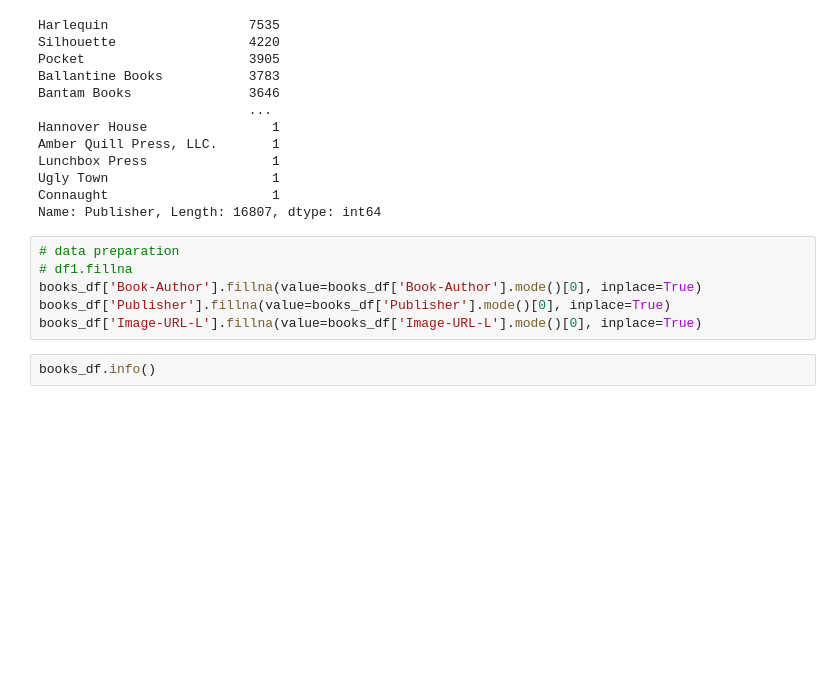
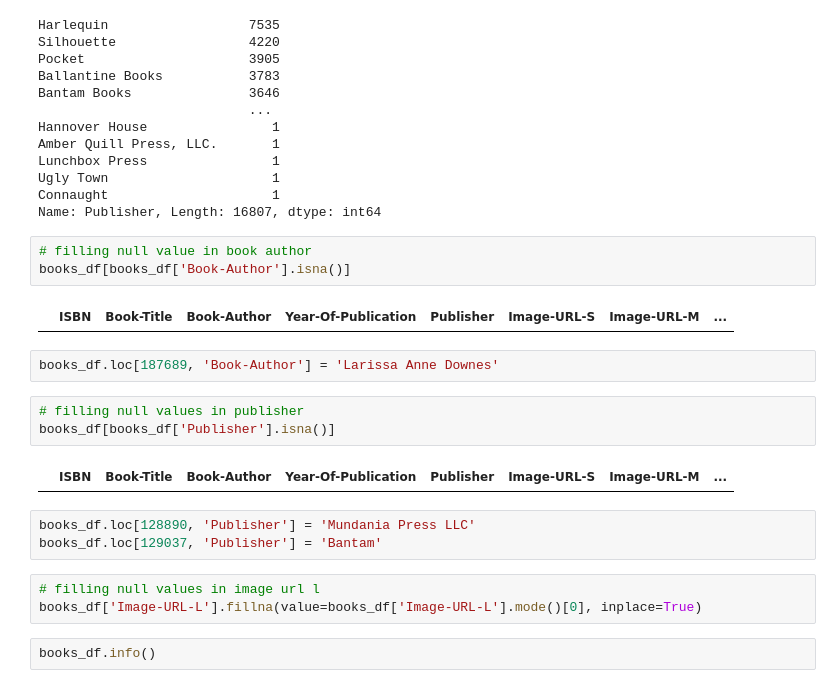
Before and after one commit to ghanalk1/Book-Recommendation-System, a Jupyter notebook: Rough_brs.ipynb, the cells around one changed output. Cells and saved outputs as stored; diff of their text form; blank space fills up the shorter version.

```diff
--- a/Rough_brs.ipynb
+++ b/Rough_brs.ipynb
@@ -223,11 +223,23 @@ Lunchbox Press                1
 Ugly Town                     1
 Connaught                     1
 Name: Publisher, Length: 16807, dtype: int64
+# %%
+# filling null value in book author
+books_df[books_df['Book-Author'].isna()]
+# %% [output]
+|  | ISBN | Book-Title | Book-Author | Year-Of-Publication | Publisher | Image-URL-S | Image-URL-M | ... |
+# %%
+books_df.loc[187689, 'Book-Author'] = 'Larissa Anne Downes'
+# %%
+# filling null values in publisher
+books_df[books_df['Publisher'].isna()]
+# %% [output]
+|  | ISBN | Book-Title | Book-Author | Year-Of-Publication | Publisher | Image-URL-S | Image-URL-M | ... |
+# %%
+books_df.loc[128890, 'Publisher'] = 'Mundania Press LLC'
+books_df.loc[129037, 'Publisher'] = 'Bantam'
 # %%
-# data preparation
-# df1.fillna
-books_df['Book-Author'].fillna(value=books_df['Book-Author'].mode()[0], inplace=True)
-books_df['Publisher'].fillna(value=books_df['Publisher'].mode()[0], inplace=True)
+# filling null values in image url l
 books_df['Image-URL-L'].fillna(value=books_df['Image-URL-L'].mode()[0], inplace=True)
 # %%
 books_df.info()
```
Also changed, not shown: parts of 4 cells of this notebook.
